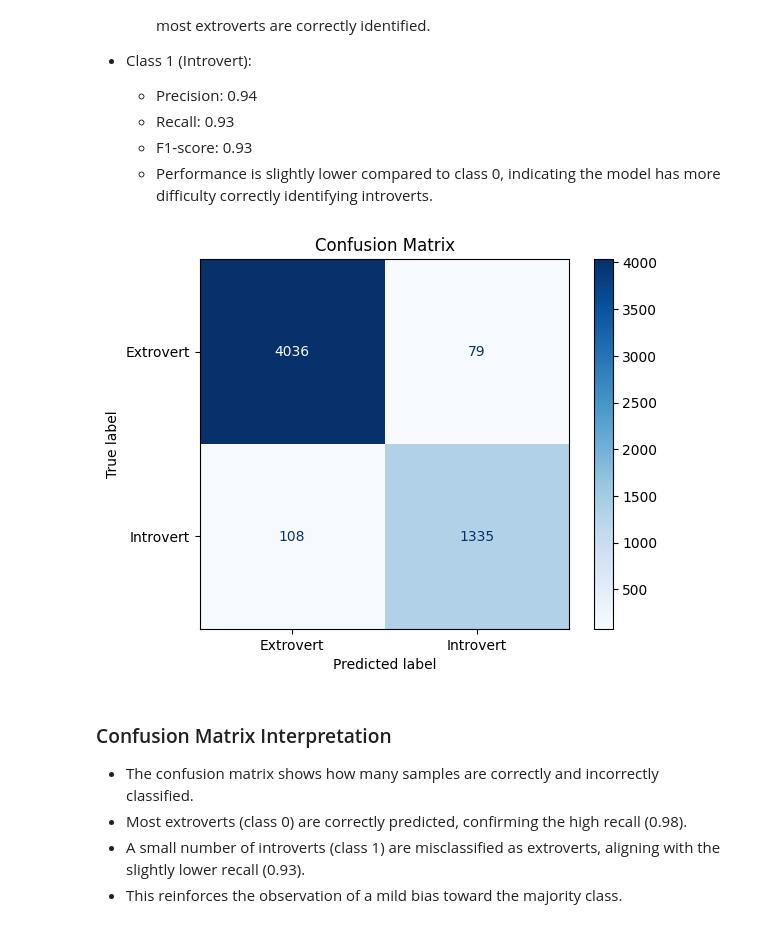
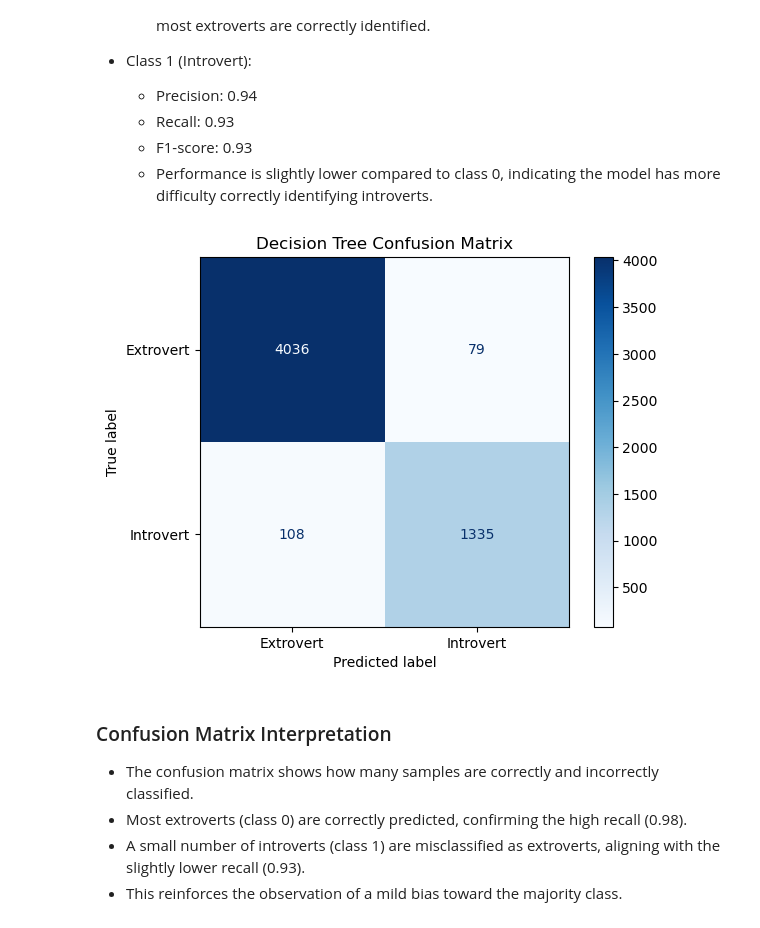
Before and after one commit to CzikaS/Predict_Introverts_From_Extroverts, a Jupyter notebook: notebooks/modeling/01_decision_tree.ipynb, the cells around one changed output. Saved outputs shown, nothing was run; the diff lists cells and outputs as text; code cells hidden in the pictures.

Commit message:
Updated decision tree

```diff
--- a/notebooks/modeling/01_decision_tree.ipynb
+++ b/notebooks/modeling/01_decision_tree.ipynb
@@ -69,16 +72,16 @@ weighted avg       0.97      0.97      0.97      5558
 # %%
 from sklearn.metrics import ConfusionMatrixDisplay
 ConfusionMatrixDisplay.from_predictions(
     y_test,
     y_pred,
     display_labels=["Extrovert", "Introvert"],
     cmap="Blues"
 )
 
-plt.title("Confusion Matrix")
+plt.title("Decision Tree Confusion Matrix")
 plt.show()
 # %% [output]
-[figure, old version]
+[figure, new version]
 # %% [markdown]
 
 ### Confusion Matrix Interpretation
```
Also changed, not shown: parts of 5 cells of this notebook.
